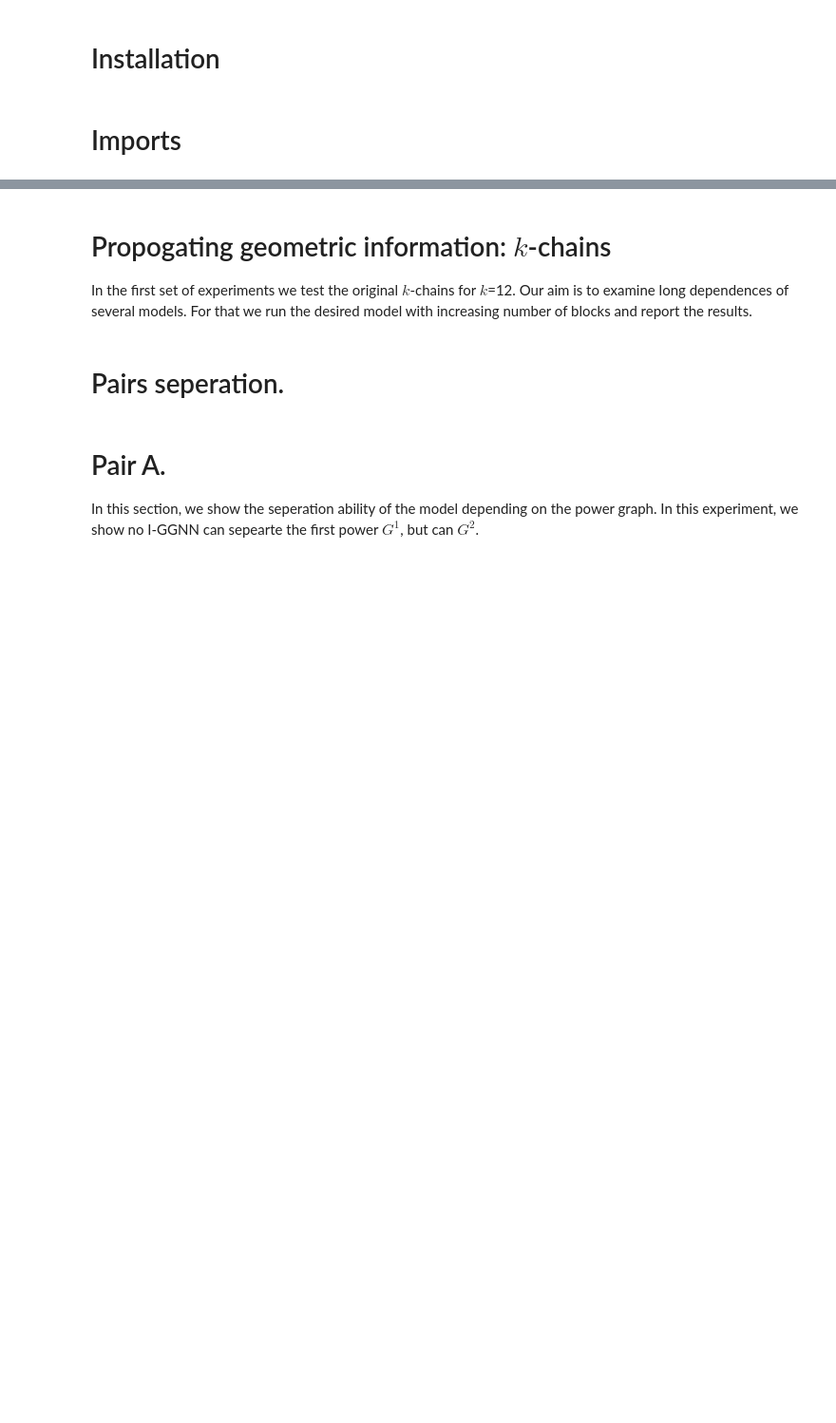
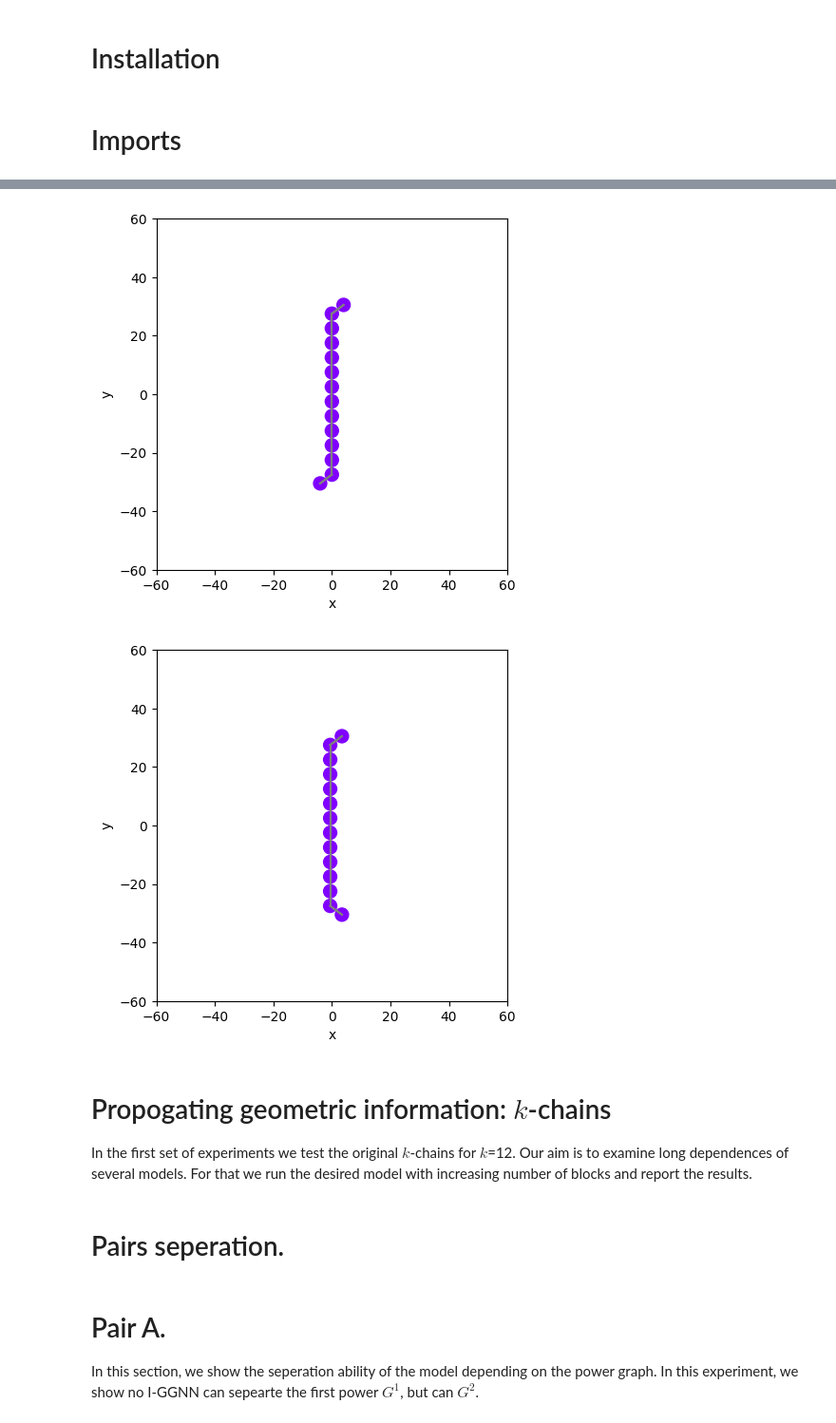
Before and after one commit to yonatansverdlov/E-GenNet, a Jupyter notebook: k_chains_baselines.ipynb, the cells around one changed output, grey strips where cells are left out. Shown: that part at 95% size. Drawn from its saved outputs; the diff is of its cells as text; code cells hidden in the pictures; blank space fills up the shorter version.

```diff
--- a/k_chains_baselines.ipynb
+++ b/k_chains_baselines.ipynb
@@ -102,2 +116,48 @@ print(f"Using device: {device}")
+# %%
+k = 4
+ntimes = 10
+
+# Create dataset
+dataset = create_kchains(k=k)
+for data in dataset:
+    plot_2d(data, lim=60)
+
+# Create dataloaders
+dataloader = loader.DataLoader(dataset, batch_size=1)
+val_loader = loader.DataLoader(dataset, batch_size=1)
+test_loader = loader.DataLoader(dataset, batch_size=1)
+# Set model
+model_name = "EGNN"
+
+for num_layers in range(10 , 12):
+
+    correlation = 2
+    model = {
+        "SchNet": SchNetModel,
+        "dimenet": DimeNetPPModel,
+        "spherenet": SphereNetModel,
+        "EGNN": EGNNModel,
+     #   "GVP": partial(GVPGNNModel, s_dim=32, v_dim=1),
+     #   "TFN": TFNModel,
+      #  "MACE": partial(MACEModel, correlation=correlation),
+    }[model_name](num_layers=num_layers, in_dim=1, out_dim=2)
+
+    best_val_acc_list, test_acc_list, train_time_list = run_experiment(
+        model,
+        dataloader,
+        val_loader,
+        test_loader,
+        n_epochs=150,
+        n_times=ntimes,
+        device=device,
+        verbose=False
+    )
+    print(f'\nDone! Averaged over {ntimes} runs of {model_name} with {num_layers} layers: \n '
+          f'- Training time: {np.mean(train_time_list):.2f}s ± {np.std(train_time_list):.2f}. \n '
+          f'- Best validation accuracy: {np.mean(best_val_acc_list):.3f} ± {np.std(best_val_acc_list):.2f}. \n'
+          f'- Test accuracy: {np.mean(test_acc_list):.1f} ± {np.std(test_acc_list):.1f}. \n')
+# %% [output]
+[figure, added]
+[figure, added]
 # %% [markdown]
 # Propogating geometric information: $k$-chains
```
Also changed, not shown: parts of 4 cells of this notebook.
